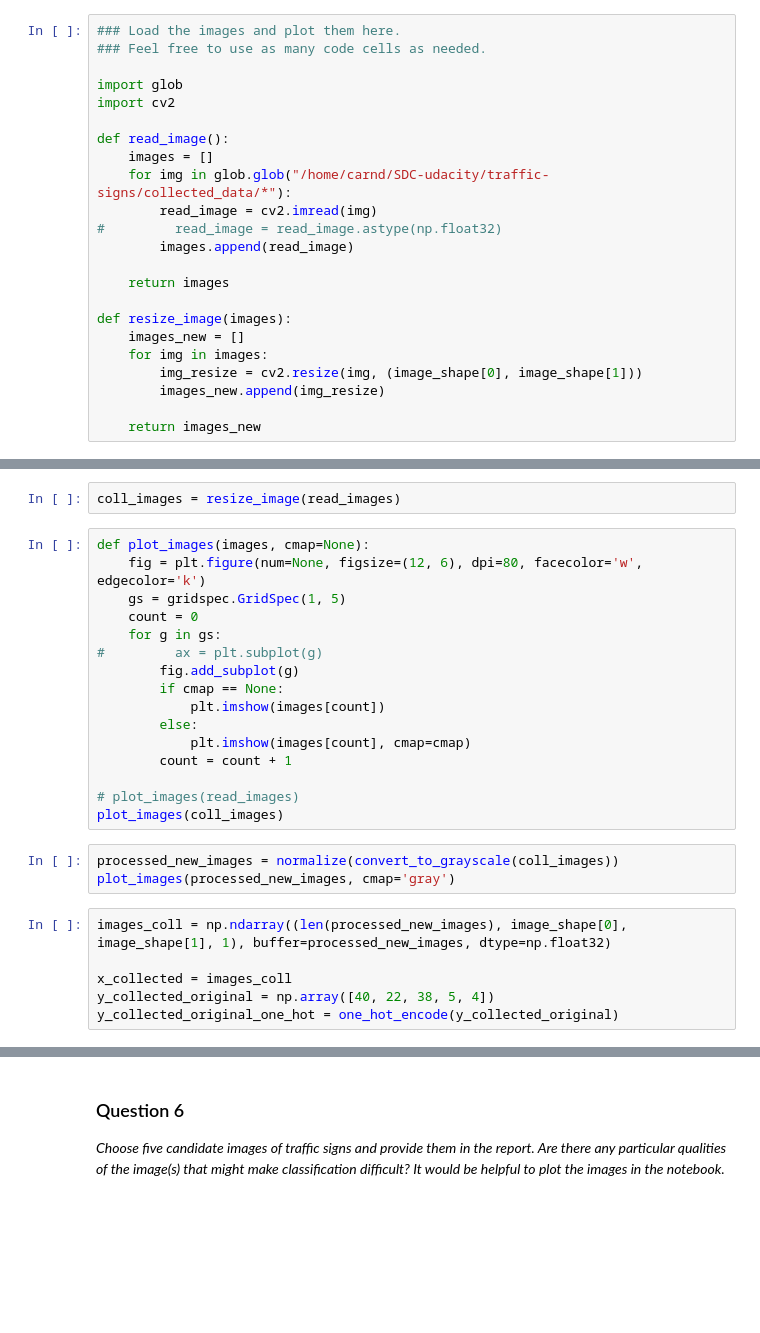
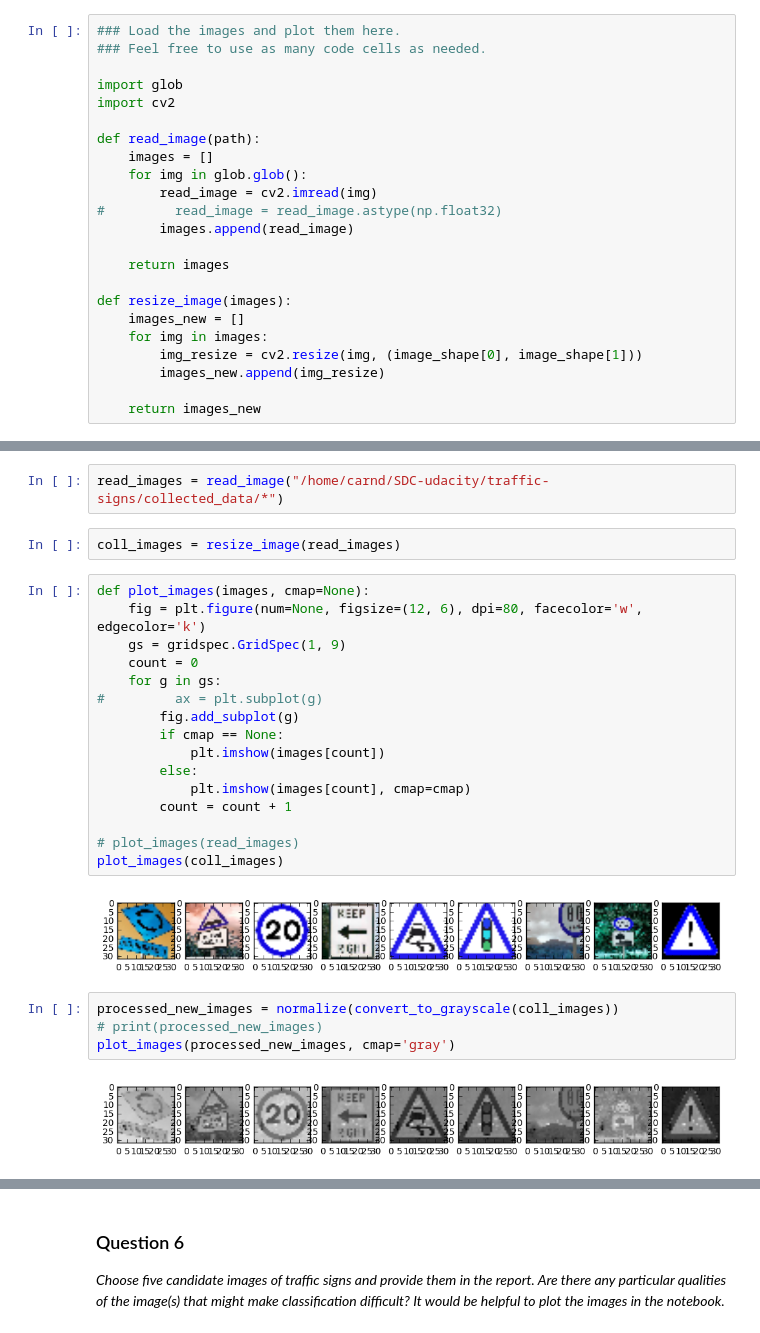
Before and after one commit to shrimalmadhur/SDC-udacity, a Jupyter notebook: traffic-signs/Traffic_Signs_Recognition.ipynb, the cells around one changed output, grey strips where cells are left out. Drawn from its saved outputs; the diff is of its cells as text; blank space fills up the shorter version.

```diff
--- a/traffic-signs/Traffic_Signs_Recognition.ipynb
+++ b/traffic-signs/Traffic_Signs_Recognition.ipynb
@@ -424,9 +478,9 @@ Use the code cell (or multiple code cells, if necessary) to implement the first
 import glob
 import cv2
 
-def read_image():
+def read_image(path):
     images = []
-    for img in glob.glob("/home/carnd/SDC-udacity/traffic-signs/collected_data/*"):
+    for img in glob.glob():
         read_image = cv2.imread(img)
 #         read_image = read_image.astype(np.float32)
         images.append(read_image)
@@ -445,27 +497,28 @@ read_images = read_image()
+# %%
+read_images = read_image("/home/carnd/SDC-udacity/traffic-signs/collected_data/*")
 # %%
 coll_images = resize_image(read_images)
 # %%
 def plot_images(images, cmap=None):
     fig = plt.figure(num=None, figsize=(12, 6), dpi=80, facecolor='w', edgecolor='k')
-    gs = gridspec.GridSpec(1, 5)
+    gs = gridspec.GridSpec(1, 9)
     count = 0
     for g in gs:
 #         ax = plt.subplot(g)
         fig.add_subplot(g)
         if cmap == None:
             plt.imshow(images[count])
         else:
             plt.imshow(images[count], cmap=cmap)
         count = count + 1
 
 # plot_images(read_images)
 plot_images(coll_images)
+# %% [output]
+[figure, added]
 # %%
 processed_new_images = normalize(convert_to_grayscale(coll_images))
+# print(processed_new_images)
 plot_images(processed_new_images, cmap='gray')
+# %% [output]
+[figure, added]
-# %%
-images_coll = np.ndarray((len(processed_new_images), image_shape[0], image_shape[1], 1), buffer=processed_new_images, dtype=np.float32)
-
-x_collected = images_coll
-y_collected_original = np.array([40, 22, 38, 5, 4])
-y_collected_original_one_hot = one_hot_encode(y_collected_original)
```
Also changed, not shown: parts of 20 cells of this notebook.
